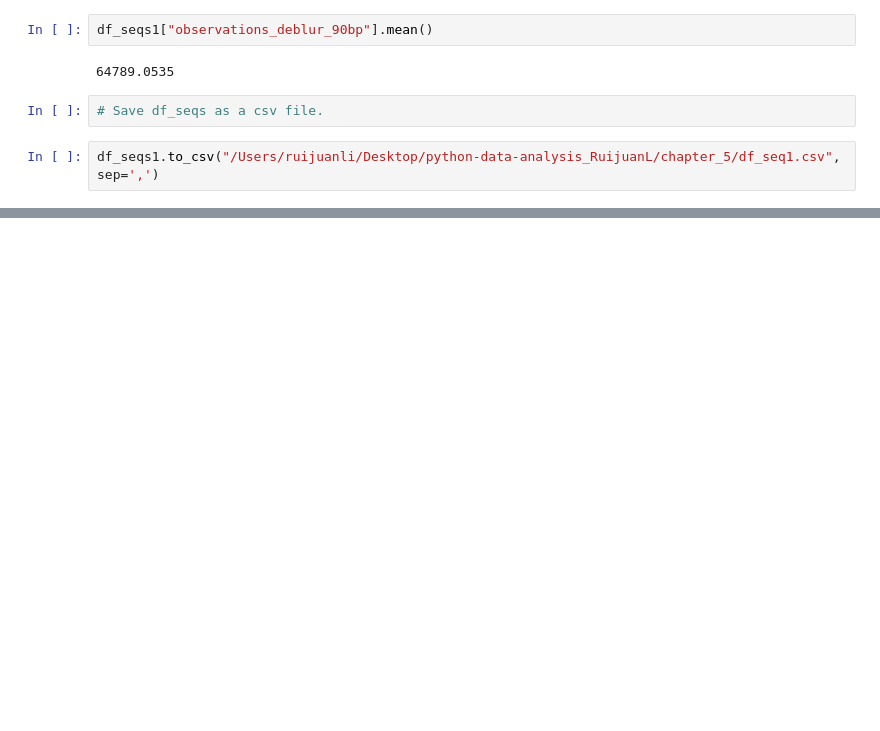
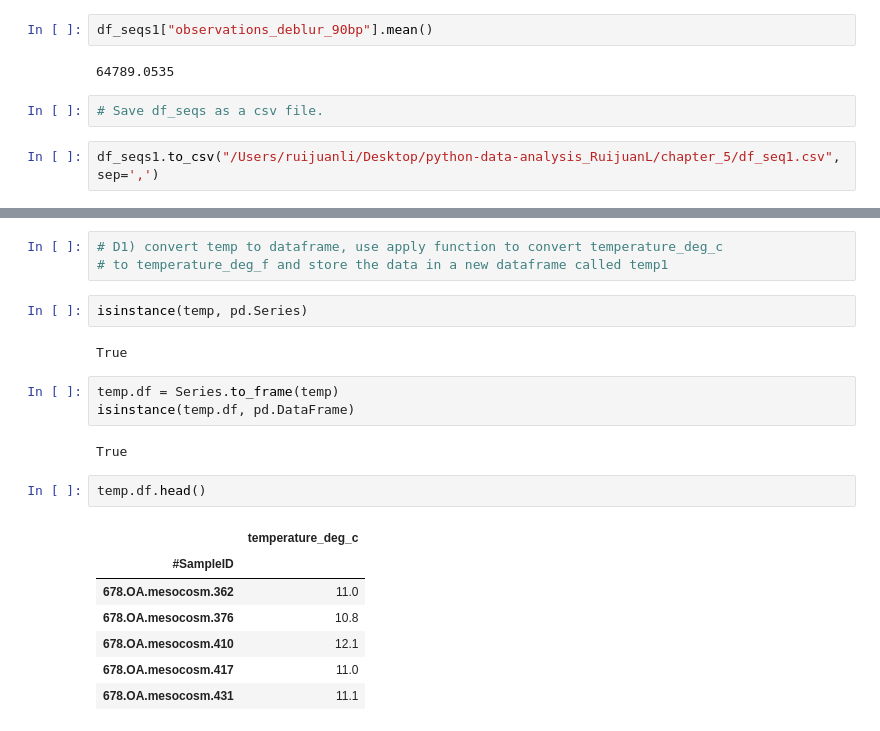
Before and after one commit to UCD-pbio-rclub/python-data-analysis_RuijuanL, a Jupyter notebook: chapter_5/Assignment.ipynb, the cells around one changed output, grey strips where cells are left out. Cells and saved outputs as stored; diff of their text form; blank space fills up the shorter version.

```diff
--- a/chapter_5/Assignment.ipynb
+++ b/chapter_5/Assignment.ipynb
@@ -137,0 +146,22 @@ df_seqs1.to_csv("/Users/ruijuanli/Desktop/python-data-analysis_RuijuanL/chapter_
+# %%
+# D1) convert temp to dataframe, use apply function to convert temperature_deg_c
+# to temperature_deg_f and store the data in a new dataframe called temp1
+# %%
+isinstance(temp, pd.Series)
+# %% [output]
+True
+# %%
+temp.df = Series.to_frame(temp)
+isinstance(temp.df, pd.DataFrame)
+# %% [output]
+True
+# %%
+temp.df.head()
+# %% [output]
+|  | temperature_deg_c |
+| #SampleID |  |
+| 678.OA.mesocosm.362 | 11.0 |
+| 678.OA.mesocosm.376 | 10.8 |
+| 678.OA.mesocosm.410 | 12.1 |
+| 678.OA.mesocosm.417 | 11.0 |
+| 678.OA.mesocosm.431 | 11.1 |
```
Also changed, not shown: parts of 11 cells of this notebook.
